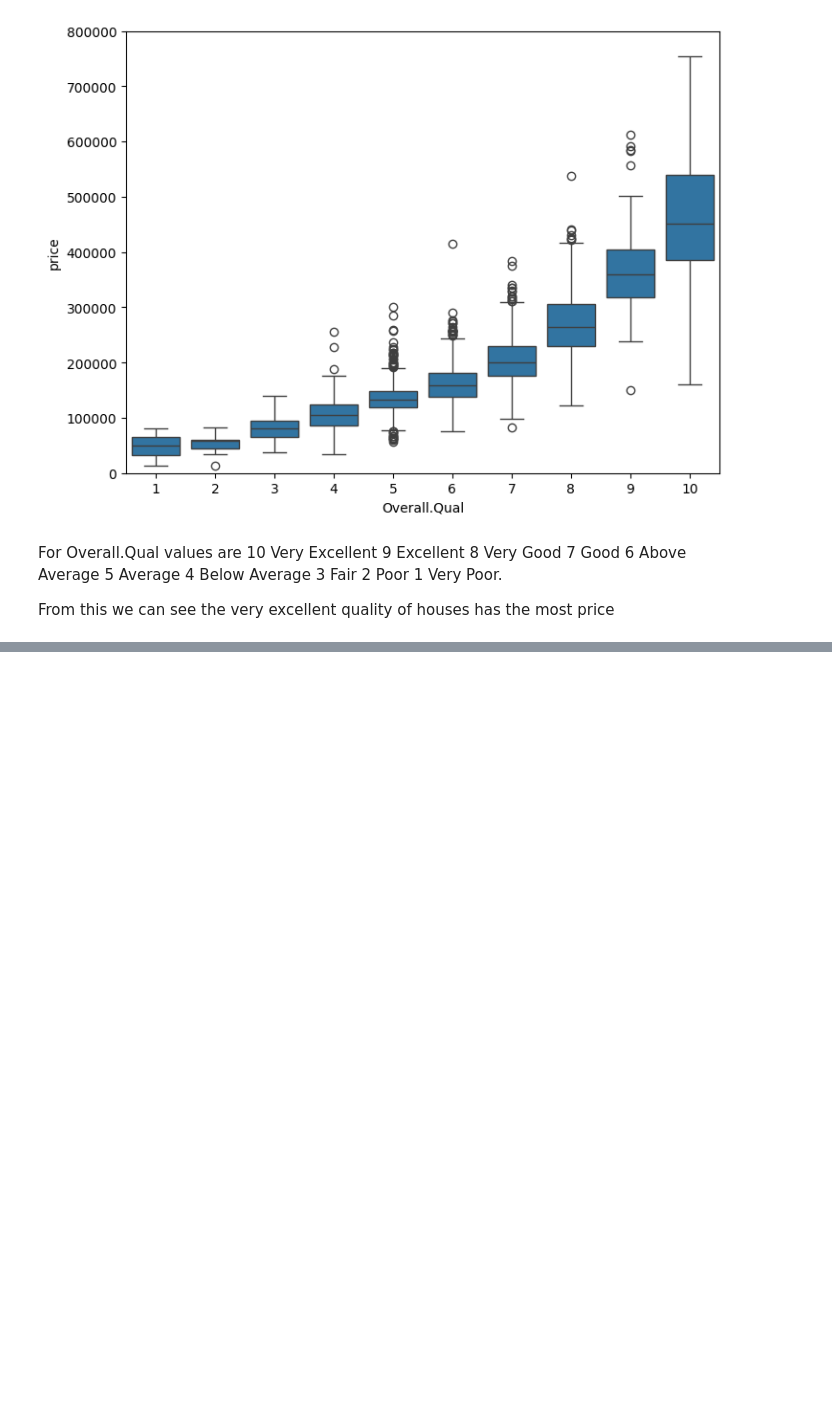
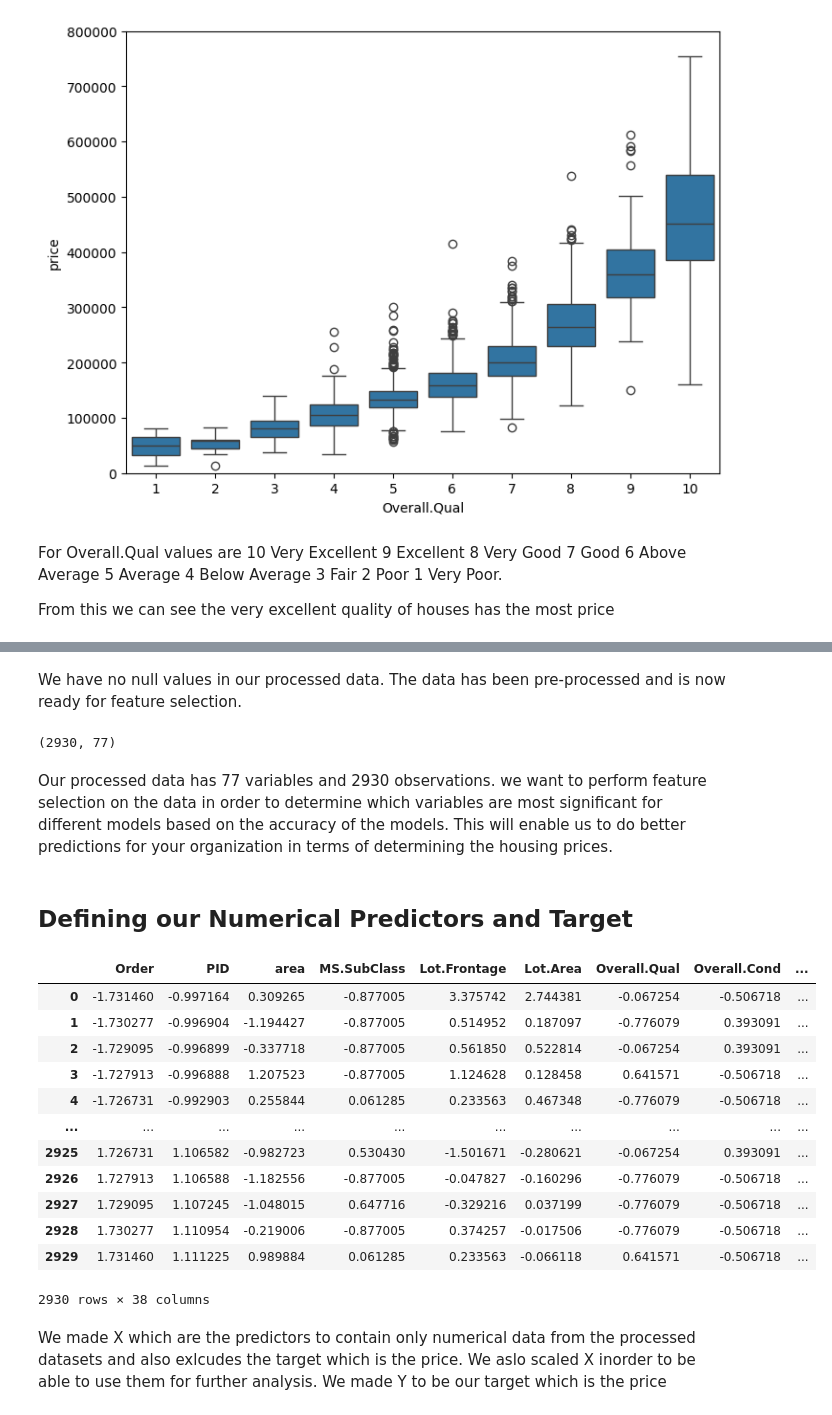
Before and after one commit to CategorIAN/CSCI550MP2, a Jupyter notebook: nb1.ipynb, the cells around one changed output, grey strips where cells are left out. Drawn from its saved outputs; the diff is of its cells as text; code cells hidden in the pictures; blank space fills up the shorter version.

```diff
--- a/nb1.ipynb
+++ b/nb1.ipynb
@@ -288,0 +390,40 @@ For Overall.Qual values are
+# %% [markdown]
+We have no null values in our processed data. The data has been pre-processed and is now ready for feature selection.
+# %%
+data.shape
+# %% [output]
+(2930, 77)
+# %% [markdown]
+Our processed data has 77 variables and 2930 observations. we want to perform feature selection on the data in order to determine which variables are most significant for different models based on the accuracy of the models. This will enable us to do better predictions for your organization in terms of determining the housing prices.
+# %% [markdown]
+## Defining our Numerical Predictors and Target
+# %%
+from sklearn.preprocessing import StandardScaler
+scaler = StandardScaler()
+# %%
+X_init = data._get_numeric_data()
+X_init = X_init.drop(columns='price')
+Y = data['price']
+# %%
+feature_names = X_init.columns
+# %%
+X = X_init
+X = scaler.fit_transform(X)
+X = pd.DataFrame(X, columns=feature_names)
+X
+# %% [output]
+|  | Order | PID | area | MS.SubClass | Lot.Frontage | Lot.Area | Overall.Qual | Overall.Cond | ... |
+| 0 | -1.731460 | -0.997164 | 0.309265 | -0.877005 | 3.375742 | 2.744381 | -0.067254 | -0.506718 | ... |
+| 1 | -1.730277 | -0.996904 | -1.194427 | -0.877005 | 0.514952 | 0.187097 | -0.776079 | 0.393091 | ... |
+| 2 | -1.729095 | -0.996899 | -0.337718 | -0.877005 | 0.561850 | 0.522814 | -0.067254 | 0.393091 | ... |
+| 3 | -1.727913 | -0.996888 | 1.207523 | -0.877005 | 1.124628 | 0.128458 | 0.641571 | -0.506718 | ... |
+| 4 | -1.726731 | -0.992903 | 0.255844 | 0.061285 | 0.233563 | 0.467348 | -0.776079 | -0.506718 | ... |
+| ... | ... | ... | ... | ... | ... | ... | ... | ... | ... |
+| 2925 | 1.726731 | 1.106582 | -0.982723 | 0.530430 | -1.501671 | -0.280621 | -0.067254 | 0.393091 | ... |
+| 2926 | 1.727913 | 1.106588 | -1.182556 | -0.877005 | -0.047827 | -0.160296 | -0.776079 | -0.506718 | ... |
+| 2927 | 1.729095 | 1.107245 | -1.048015 | 0.647716 | -0.329216 | 0.037199 | -0.776079 | -0.506718 | ... |
+| 2928 | 1.730277 | 1.110954 | -0.219006 | -0.877005 | 0.374257 | -0.017506 | -0.776079 | -0.506718 | ... |
+| 2929 | 1.731460 | 1.111225 | 0.989884 | 0.061285 | 0.233563 | -0.066118 | 0.641571 | -0.506718 | ... |
+2930 rows × 38 columns
+# %% [markdown]
+We made X which are the predictors to contain only numerical data from the processed datasets and also exlcudes the target which is the price. We aslo scaled X inorder to be able to use them for further analysis. We made Y to be our target which is the price
```
Also changed, not shown: parts of 86 cells of this notebook, 2 other files.
